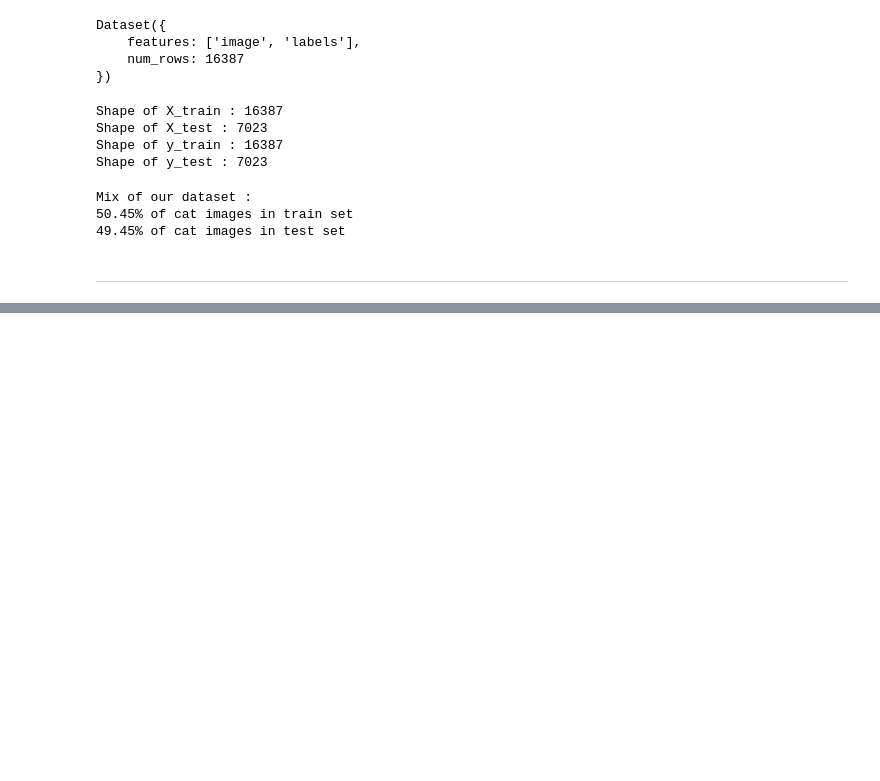
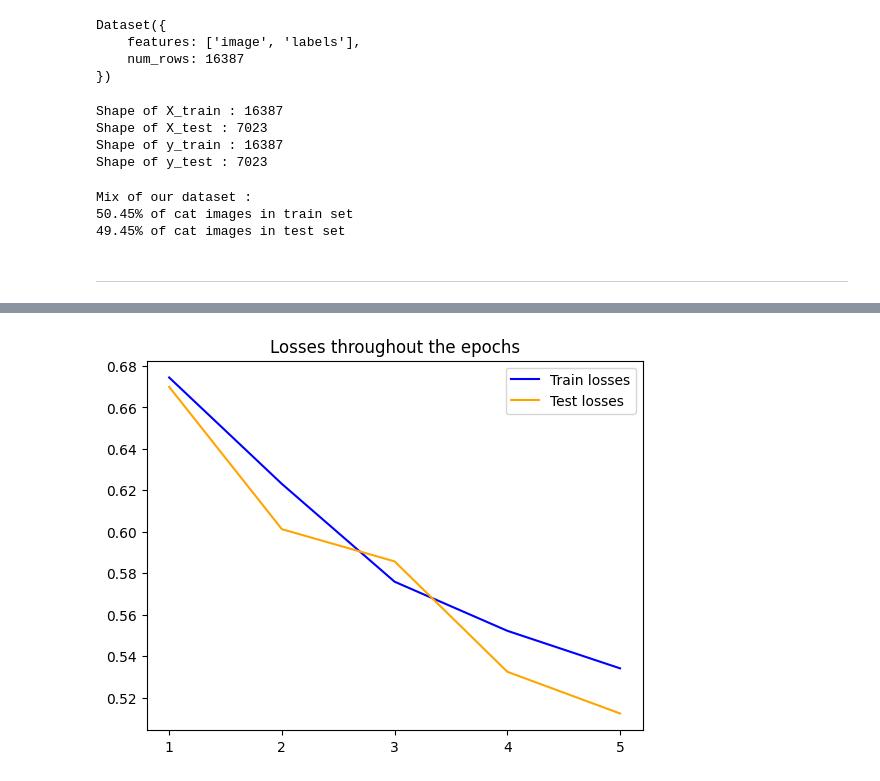
Before and after one commit to bparent11/Cat-DogClassifier, a Jupyter notebook: work.ipynb, the cells around one changed output, grey strips where cells are left out. Saved outputs shown, nothing was run; the diff lists cells and outputs as text; code cells hidden in the pictures; blank space fills up the shorter version.

```diff
--- a/work.ipynb
+++ b/work.ipynb
@@ -206,7 +187,7 @@ train_dataset.set_transform(lambda x: transform_image(x, train_transforms))
 test_dataset.set_transform(lambda x: transform_image(x, test_transforms))
 # %%
 # Créer des DataLoader pour les ensembles d'entraînement et de test
-dataloader_train = DataLoader(train_dataset, batch_size=16, shuffle=True)
-dataloader_test = DataLoader(test_dataset, batch_size=16, shuffle=False)
+dataloader_train = DataLoader(train_dataset, batch_size=32, shuffle=True)
+dataloader_test = DataLoader(test_dataset, batch_size=32, shuffle=False)
 # %% [markdown]
 ---
@@ -218,7 +201,7 @@ class SimpleCNN(nn.Module):
         self.conv1 = nn.Conv2d(3, 16, kernel_size=3, stride=1, padding=1) # stride defines the movement of the kernel, 1 per 1 px for this example, padding 1 means that we add 1 column and 1 row to keep the same size
         self.conv2 = nn.Conv2d(16, 32, kernel_size=3, stride=1, padding=1)
         self.conv3 = nn.Conv2d(32, 32, kernel_size=3, stride=1, padding=1)
-        self.fc1 = nn.Linear(16 * 16 * 16, 128)
+        self.fc1 = nn.Linear(16 * 16 * 32, 128)
         self.fc2 = nn.Linear(128, 1)
 
     def forward(self, x):
@@ -227,7 +210,7 @@ class SimpleCNN(nn.Module):
         x = torch.relu(self.conv2(x)) # taking the 16 outputs of the previous layer, and applying 32 other kernels on it
         x = torch.max_pool2d(x, kernel_size=2, stride=2) # images' size are now 32x32x32
         x = torch.relu(self.conv3(x))
-        torch.max_pool2d(x, kernel_size=2, stride=2)
+        x = torch.max_pool2d(x, kernel_size=2, stride=2)
         x = x.view(x.size(0), -1)  # Flatten the tensor
         x = torch.relu(self.fc1(x))
         x = self.fc2(x)
@@ -252,7 +235,7 @@ for epoch in range(num_epochs):
     for batch_idx, batch in enumerate(dataloader_train):
         # Forward pass
         images = batch['image']
-        labels = batch['label']
+        labels = batch['labels']
 
         outputs = model(images).squeeze()
         loss = criterion(outputs, labels.float())
@@ -278,7 +261,10 @@ for epoch in range(num_epochs):
     total = 0
 
     with torch.no_grad():
-        for images, labels in dataloader_test:
+        for batch_idx_test, batch_test in enumerate(dataloader_test):
+            images = batch_test['image']
+            labels = batch_test['labels']
+
             # Forward pass
             outputs = model(images).squeeze()
             loss = criterion(outputs, labels.float())
@@ -306,8 +314,11 @@ train_losses
 # %%
-plt.plot(train_losses, np.arange(0, num_epochs), color="blue", label="Train losses")
-plt.plot(test_losses, np.arange(0, num_epochs), color="orange", label="Test losses")
+plt.plot(np.arange(1, num_epochs+1), train_losses, color="blue", label="Train losses")
+plt.plot(np.arange(1, num_epochs+1), test_losses, color="orange", label="Test losses")
 
 plt.title("Losses throughout the epochs")
+plt.xticks(np.arange(1, num_epochs+1, 1))
 
 plt.legend()
 plt.show()
+# %% [output]
+[figure, added]
```
Also changed, not shown: parts of 14 cells of this notebook.
